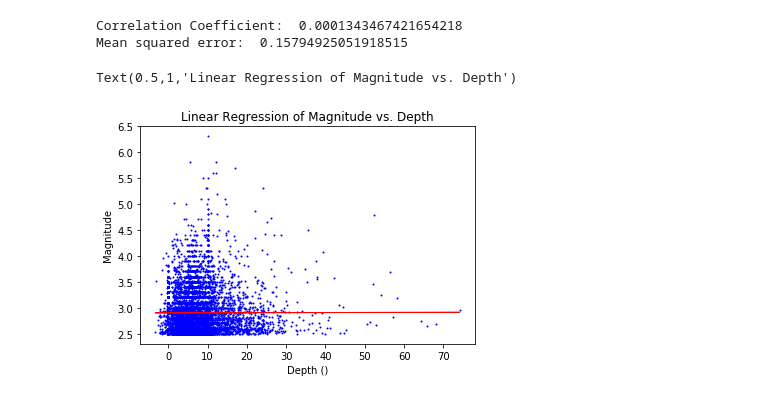
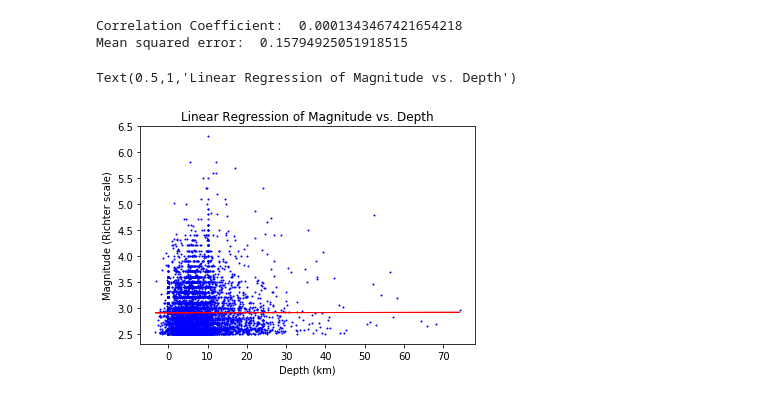
Before and after one commit to juliaccai/predictearthquake, a Jupyter notebook: Linear Regression.ipynb, the cells around one changed output. Cells and saved outputs as stored; diff of their text form; code cells hidden in the pictures.

```diff
--- a/Linear Regression.ipynb
+++ b/Linear Regression.ipynb
@@ -139,9 +139,9 @@ Mean squared error:  0.15794925051918515
 # %%
 plt.scatter(X1, Y1, s=1, c="blue")
 plt.plot(X1, Y2, c="red", linewidth=1)
-plt.xlabel("Depth ()")
-plt.ylabel("Magnitude")
+plt.xlabel("Depth (km)")
+plt.ylabel("Magnitude (Richter scale)")
 plt.title("Linear Regression of Magnitude vs. Depth")
 # %% [output]
 Text(0.5,1,'Linear Regression of Magnitude vs. Depth')
-[figure, old version]
+[figure, new version]
```
Also changed, not shown: parts of 1 cell of this notebook, 1 other file.
